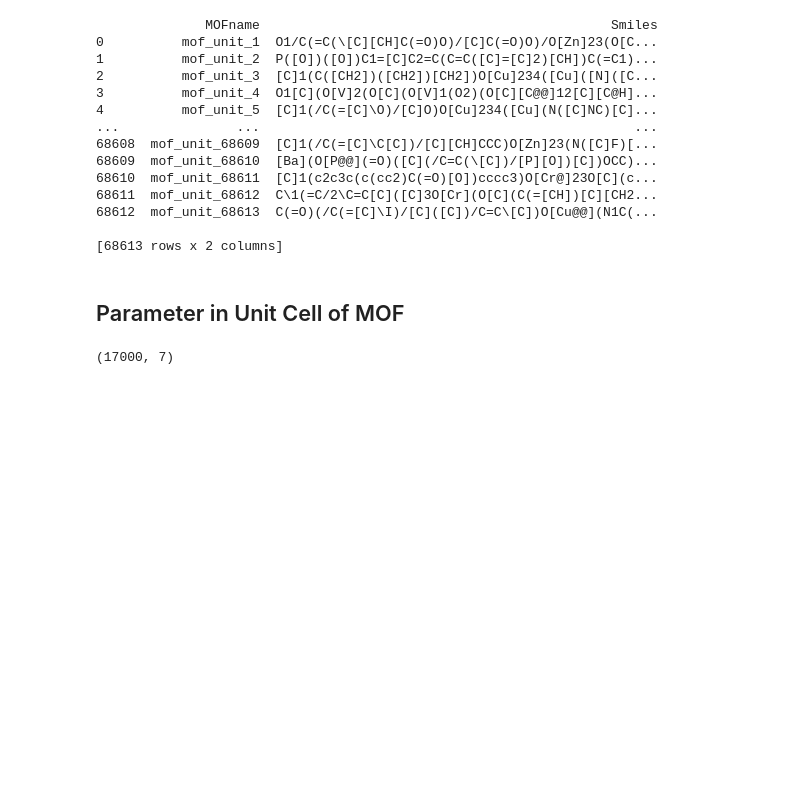
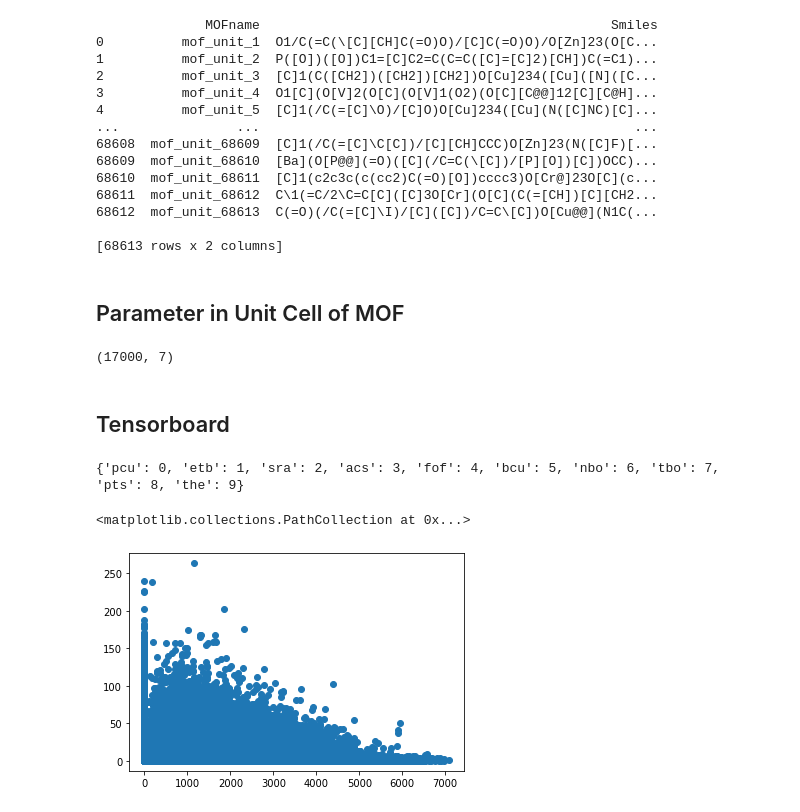
Before and after one commit to NewGamezzz/TMLCC, a Jupyter notebook: visualize.ipynb, the cells around one changed output. Drawn from its saved outputs; the diff is of its cells as text; code cells hidden in the pictures; blank space fills up the shorter version.

```diff
--- a/visualize.ipynb
+++ b/visualize.ipynb
@@ -329,3 +329,5 @@ df_param.to_csv("data/test/mof_params.csv", index=False)
 (17000, 7)
 # %%
 df_join = df.join(df_paramdd.set_index('MOFname'), on='MOFname')
+# %% [markdown]
+## Tensorboard
@@ -331,0 +340,27 @@ df_join = df.join(df_paramdd.set_index('MOFname'), on='MOFname')
+# %%
+df = pd.read_csv('data/train/Latent_SAGE_feat_train.csv')
+df_num = pd.read_csv('data/train/clean_train.csv').set_index('MOFname')
+df_topo = pd.read_csv('data/train/train.csv').set_index('MOFname').topology
+y = df.drop(['target', 'mofname'], axis=1).to_numpy()
+label = df['target'].to_numpy()
+error = np.abs(df['target'].to_numpy() - df['predict'].to_numpy())
+
+df = df.join(df_num, on='mofname')
+surface_area = df['surface_area [m^2/g]']
+df = df.join(df_topo, on='mofname')
+topo = df['topology']
+
+topo_encoder = {}
+
+for i, ele in enumerate(df['topology'].unique()):
+    topo_encoder[ele] = i
+
+topo = topo.replace(topo_encoder)
+print(topo_encoder)
+# %% [output]
+{'pcu': 0, 'etb': 1, 'sra': 2, 'acs': 3, 'fof': 4, 'bcu': 5, 'nbo': 6, 'tbo': 7, 'pts': 8, 'the': 9}
+# %%
+plt.scatter(surface_area, error)
+# %% [output]
+<matplotlib.collections.PathCollection at 0x...>
+[figure, added]
```
Also changed, not shown: parts of 6 cells of this notebook, 28 other files.
